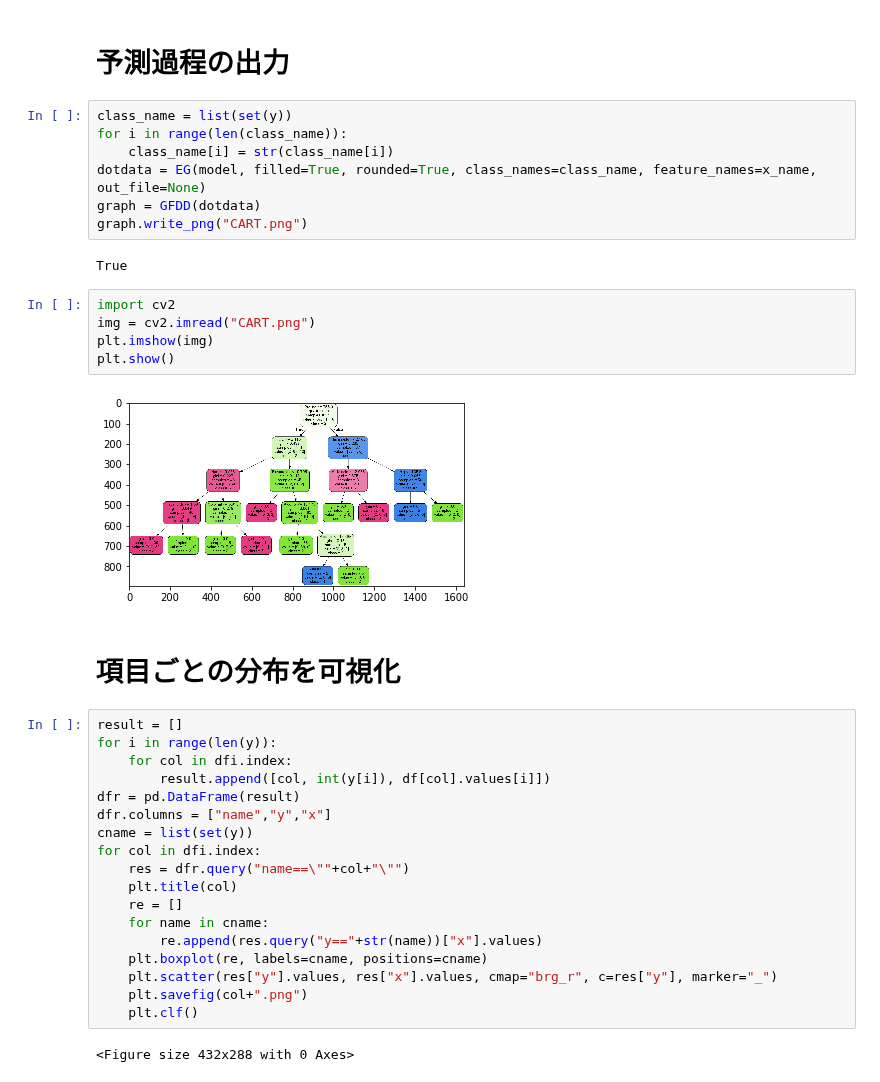
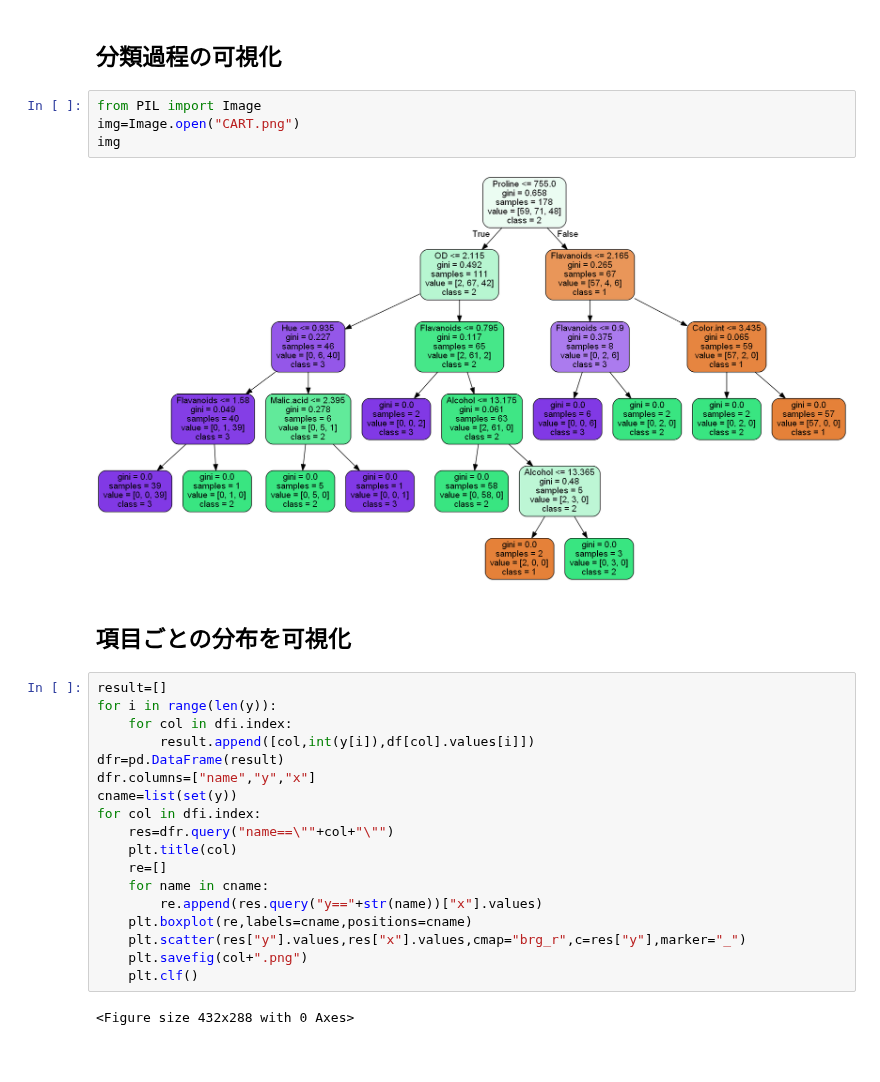
Before and after one commit to NTanaka1994/DataAnalysis, a Jupyter notebook: CART分析/CART_analysis.ipynb, the cells around one changed output. Cells and saved outputs as stored; diff of their text form; blank space fills up the shorter version.

```diff
--- a/CART分析/CART_analysis.ipynb
+++ b/CART分析/CART_analysis.ipynb
@@ -49,39 +60,29 @@ dfi
 # %% [markdown]
-# 予測過程の出力
+## 分類過程の可視化
-# %%
-class_name = list(set(y))
-for i in range(len(class_name)):
-    class_name[i] = str(class_name[i])
-dotdata = EG(model, filled=True, rounded=True, class_names=class_name, feature_names=x_name, out_file=None)
-graph = GFDD(dotdata)
-graph.write_png("CART.png")
-# %% [output]
-True
-# %%
-import cv2
-img = cv2.imread("CART.png")
-plt.imshow(img)
-plt.show()
-# %% [output]
-[figure, removed]
+# %%
+from PIL import Image
+img=Image.open("CART.png")
+img
+# %% [output]
+[figure, added]
 # %% [markdown]
-# 項目ごとの分布を可視化
+## 項目ごとの分布を可視化
 # %%
-result = []
+result=[]
 for i in range(len(y)):
     for col in dfi.index:
-        result.append([col, int(y[i]), df[col].values[i]])
-dfr = pd.DataFrame(result)
-dfr.columns = ["name","y","x"]
-cname = list(set(y))
+        result.append([col,int(y[i]),df[col].values[i]])
+dfr=pd.DataFrame(result)
+dfr.columns=["name","y","x"]
+cname=list(set(y))
 for col in dfi.index:
-    res = dfr.query("name==\""+col+"\"")
+    res=dfr.query("name==\""+col+"\"")
     plt.title(col)
-    re = []
+    re=[]
     for name in cname:
         re.append(res.query("y=="+str(name))["x"].values)
-    plt.boxplot(re, labels=cname, positions=cname)
-    plt.scatter(res["y"].values, res["x"].values, cmap="brg_r", c=res["y"], marker="_")
+    plt.boxplot(re,labels=cname,positions=cname)
+    plt.scatter(res["y"].values,res["x"].values,cmap="brg_r",c=res["y"],marker="_")
     plt.savefig(col+".png")
     plt.clf()
 # %% [output]
```
Also changed, not shown: parts of 10 cells of this notebook.
